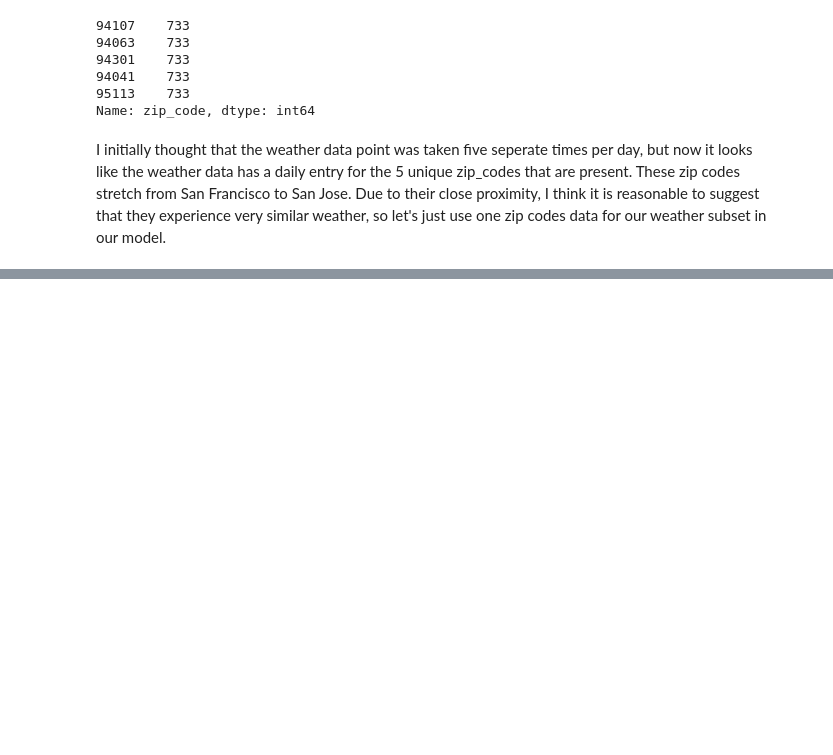
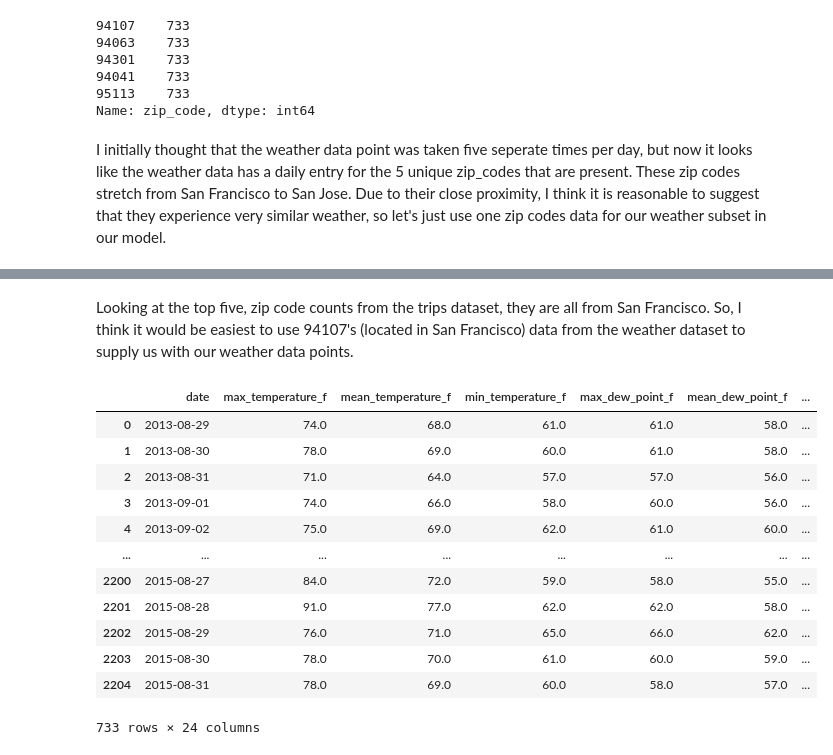
Before and after one commit to medmorales/Bike-Share-Regression-Model, a Jupyter notebook: SF Bike Share Prediction Model.ipynb, the cells around one changed output, grey strips where cells are left out. Drawn from its saved outputs; the diff is of its cells as text; code cells hidden in the pictures; blank space fills up the shorter version.

```diff
--- a/SF Bike Share Prediction Model.ipynb
+++ b/SF Bike Share Prediction Model.ipynb
@@ -447,0 +374,20 @@ I initially thought that the weather data point was taken five seperate times pe
+# %% [markdown]
+Looking at the top five, zip code counts from the trips dataset, they are all from San Francisco. So, I think it would be easiest to use 94107's (located in San Francisco) data from the weather dataset to supply us with our weather data points.
+# %%
+weather = weather.loc[weather['zip_code'] == 94107]
+# %%
+weather
+# %% [output]
+|  | date | max_temperature_f | mean_temperature_f | min_temperature_f | max_dew_point_f | mean_dew_point_f | ... |
+| 0 | 2013-08-29 | 74.0 | 68.0 | 61.0 | 61.0 | 58.0 | ... |
+| 1 | 2013-08-30 | 78.0 | 69.0 | 60.0 | 61.0 | 58.0 | ... |
+| 2 | 2013-08-31 | 71.0 | 64.0 | 57.0 | 57.0 | 56.0 | ... |
+| 3 | 2013-09-01 | 74.0 | 66.0 | 58.0 | 60.0 | 56.0 | ... |
+| 4 | 2013-09-02 | 75.0 | 69.0 | 62.0 | 61.0 | 60.0 | ... |
+| ... | ... | ... | ... | ... | ... | ... | ... |
+| 2200 | 2015-08-27 | 84.0 | 72.0 | 59.0 | 58.0 | 55.0 | ... |
+| 2201 | 2015-08-28 | 91.0 | 77.0 | 62.0 | 62.0 | 58.0 | ... |
+| 2202 | 2015-08-29 | 76.0 | 71.0 | 65.0 | 66.0 | 62.0 | ... |
+| 2203 | 2015-08-30 | 78.0 | 70.0 | 61.0 | 60.0 | 59.0 | ... |
+| 2204 | 2015-08-31 | 78.0 | 69.0 | 60.0 | 58.0 | 57.0 | ... |
+733 rows × 24 columns
```
Also changed, not shown: parts of 41 cells of this notebook.
